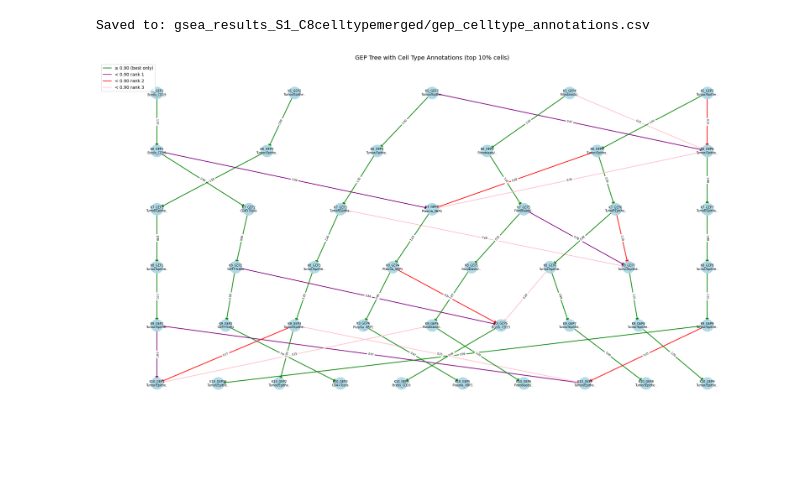
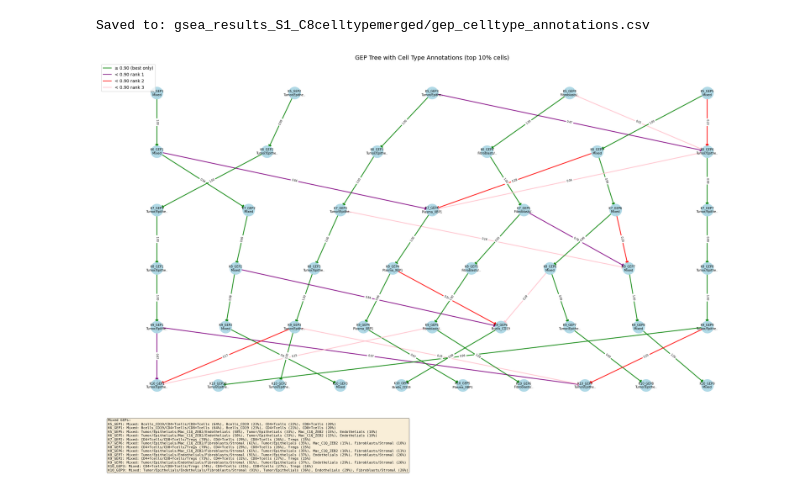
Before and after one commit to sumedhars/dinh-lab-clanp, a Jupyter notebook: build_gsea_hierarch_tree.ipynb, the cells around one changed output. Cells and saved outputs as stored; diff of their text form; code cells hidden in the pictures; blank space fills up the shorter version.

Commit message:
adding code that dynamically determines the stopping of the hierarchical tree

```diff
--- a/build_gsea_hierarch_tree.ipynb
+++ b/build_gsea_hierarch_tree.ipynb
@@ -565,7 +579,8 @@ def annotate_all_geps(
                 usage_df[col],
                 cell_to_type,
                 top_fraction=top_fraction,
-                top_n=top_n
+                top_n=top_n,
+                min_gap=0.20  # ADD THIS - or make it a parameter of annotate_all_geps
             )
 
             results.append({
@@ -636,10 +651,10 @@ def plot_tree_with_celltypes(
     gep_to_celltype: dict,
     gep_to_top1: dict,
     title: str,
-    figsize=(22, 12),
+    figsize=(22, 14),  # Slightly taller to accommodate footnotes
     label_mode: str = "top1"  # "top1", "full", or "none"
 ):
-    """Plot GEP tree with cell type annotations."""
+    """Plot GEP tree with cell type annotations. Mixed GEPs shown in footnotes."""
     import matplotlib.lines as mlines
 
     if edges_df is None or len(edges_df) == 0:
@@ -673,48 +688,73 @@ def plot_tree_with_celltypes(
 
     nx.draw_networkx_nodes(G, pos, node_size=800, alpha=0.95, node_color='lightblue')
 
-    # Labels with cell type
+    # Labels with cell type - track mixed GEPs for footnotes
     labels = {}
+    mixed_geps = []  # Collect mixed GEPs for footnote
+
     for node in G.nodes():
+        top1 = gep_to_top1.get(node, "")
+
         if label_mode == "top1":
-            top1 = gep_to_top1.get(node, "")
-            top1 = top1[:12] + ".." if len(top1) > 14 else top1
-            labels[node] = f"{node}\n{top1}"
+            if top1.startswith("Mixed:"):
+                # Just show "Mixed" on the node
+                labels[node] = f"{node}\nMixed"
+                # Store full annotation for footnote
+                full_annotation = gep_to_celltype.get(node, "")
+                mixed_geps.append(f"{node}: {full_annotation}")
+            else:
+                top1_short = top1[:12] + ".." if len(top1) > 14 else top1
+                labels[node] = f"{node}\n{top1_short}"
         elif label_mode == "full":
-            labels[node] = f"{node}\n{gep_to_celltype.get(node, '')}"
+            if top1.startswith("Mixed:"):
+                labels[node] = f"{node}\nMixed"
+                full_annotation = gep_to_celltype.get(node, "")
+                mixed_geps.append(f"{node}: {full_annotation}")
+            else:
+                labels[node] = f"{node}\n{gep_to_celltype.get(node, '')}"
         else:
             labels[node] = node
 
     nx.draw_networkx_labels(G, pos, labels=labels, font_size=7)
 
     edgelist = list(G.edges())
     edge_colors = [G.edges[u, v]["color"] for u, v in edgelist]
     nx.draw_networkx_edges(G, pos, edgelist=edgelist, edge_color=edge_colors,
                            arrows=True, arrowstyle="-|>", arrowsize=14, width=2.0, alpha=0.85)
 
     edge_labels = {(u, v): f'{G.edges[u, v]["similarity"]:.2f}' for u, v in edgelist}
     nx.draw_networkx_edge_labels(G, pos, edge_labels=edge_labels, font_size=6)
 
     handles = [
         mlines.Line2D([], [], color="green",  label=f"≥ {HI_THRESH:.2f} (best only)"),
         mlines.Line2D([], [], color="purple", label=f"< {HI_THRESH:.2f} rank 1"),
         mlines.Line2D([], [], color="red",    label=f"< {HI_THRESH:.2f} rank 2"),
         mlines.Line2D([], [], color="pink",   label=f"< {HI_THRESH:.2f} rank 3"),
     ]
     ax.legend(handles=handles, loc="upper left")
     ax.axis("off")
+
+    # Add footnotes for mixed GEPs at bottom
+    if mixed_geps:
+        footnote_text = "Mixed GEPs:\n" + "\n".join(mixed_geps)
+        plt.figtext(0.02, 0.02, footnote_text, fontsize=8,
+                    verticalalignment='bottom', horizontalalignment='left',
+                    family='monospace',
+                    bbox=dict(boxstyle='round', facecolor='wheat', alpha=0.5))
+
     plt.tight_layout()
+    plt.subplots_adjust(bottom=0.15 if mixed_geps else 0.05)  # Make room for footnotes
     plt.show()
 
 
 # Plot with cell type annotations
 plot_tree_with_celltypes(
     edges_df, gep_to_celltype, gep_to_top1,
     title=f"GEP Tree with Cell Type Annotations (top {TOP_CELLS_FRACTION*100:.0f}% cells)",
     label_mode="top1"
 )
 # %% [output]
-[figure, old version]
+[figure, new version]
 # %%
 # Summary: Cell type composition per GEP
 print("="*60)
```
Also changed, not shown: parts of 3 cells of this notebook, 5 other files.
